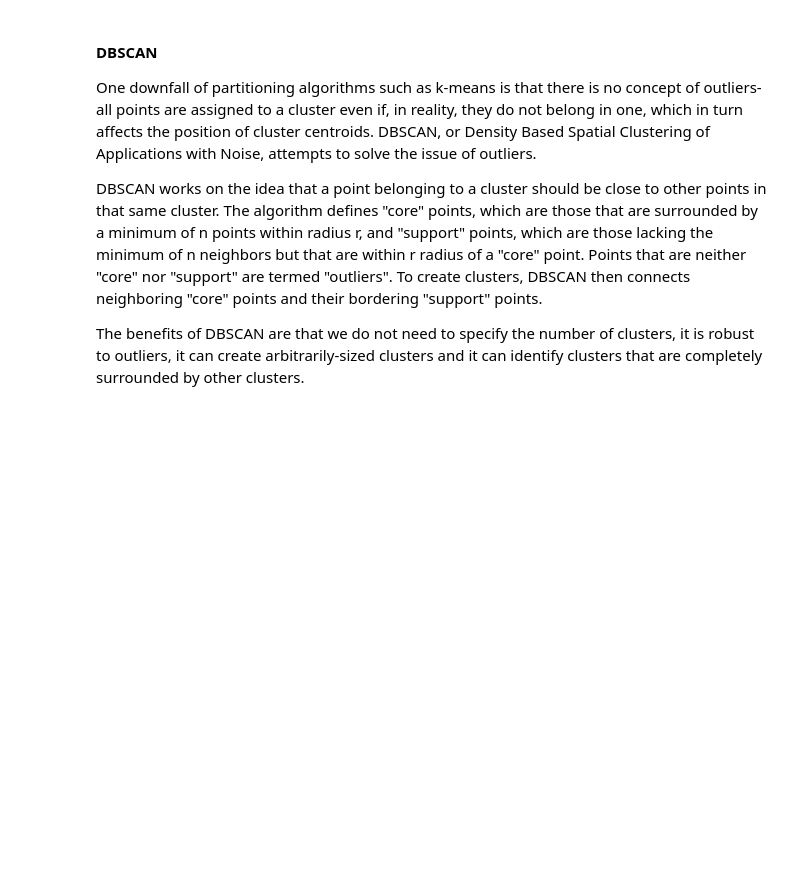
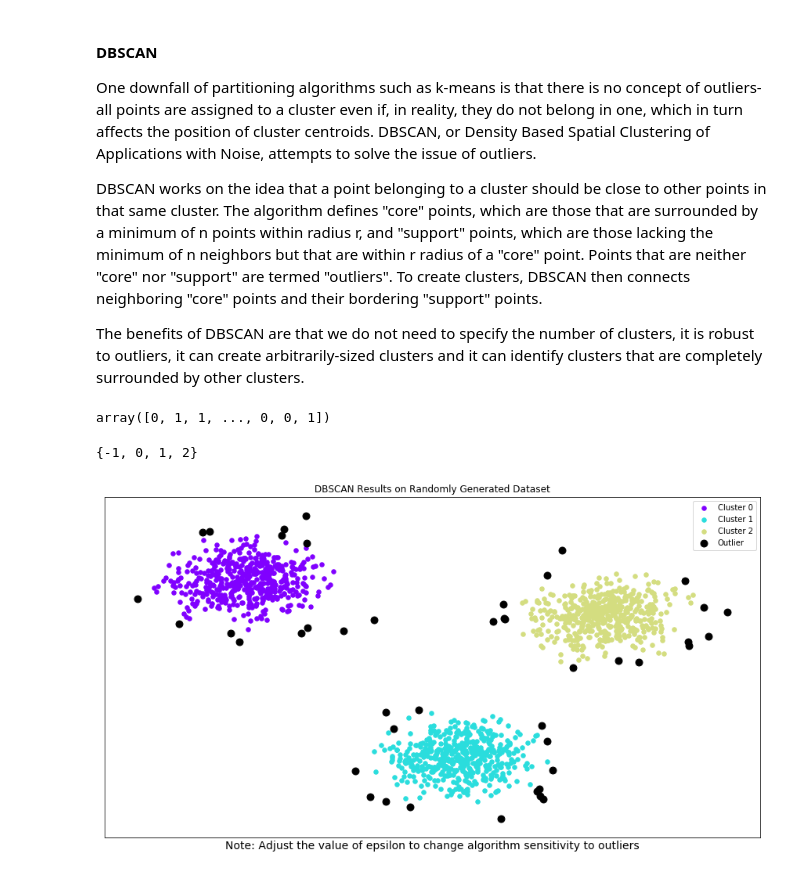
Before and after one commit to amypeniston/data-science-toolbox, a Jupyter notebook: Machine_Learning.ipynb, the cells around one changed output. Cells and saved outputs as stored; diff of their text form; code cells hidden in the pictures; blank space fills up the shorter version.

Commit message:
Updated notes

```diff
--- a/Machine_Learning.ipynb
+++ b/Machine_Learning.ipynb
@@ -1261,0 +1271,47 @@ The benefits of DBSCAN are that we do not need to specify the number of clusters
+# %%
+# Generate dataset
+X, y = CreateDataPoints([[4,3], [2,-1], [-1,4]] , 1500, 0.5)
+# %%
+# Define DBSCAN parameters
+epsilon = 0.2  # radius
+min_samples = 7 # minimum points within radius
+
+db = DBSCAN(eps=epsilon, min_samples=min_samples).fit(X)
+# %%
+# Extract resulting labels
+labels = db.labels_
+labels
+# %% [output]
+array([0, 1, 1, ..., 0, 0, 1])
+# %%
+# A value of -1 in lables indicates outliers are present
+unique_labels = set(labels)
+unique_labels
+# %% [output]
+{-1, 0, 1, 2}
+# %%
+# Visualize results
+n = len(set(labels)) - (1 if -1 in labels else 0)
+colors = plt.cm.rainbow(np.linspace(0, 1, len(unique_labels)))
+plt.figure(figsize=(15, 8))
+
+core_points = np.zeros_like(labels, dtype=bool)
+core_points[db.core_sample_indices_] = True
+
+for label, color in zip(unique_labels, colors):
+    if label != -1:
+        samples_of_label = (labels == label)
+        core_xy = X[samples_of_label & core_points]
+        plt.scatter(core_xy[:,0], core_xy[:,1], c=[color], s=30, label="Cluster "+str(label))
+
+outliers_xy = X[~core_points]
+plt.scatter(outliers_xy[:,0], outliers_xy[:,1], c='k', s=80, label="Outlier")
+
+plt.title("DBSCAN Results on Randomly Generated Dataset")
+plt.legend()
+plt.xticks([])
+plt.yticks([])
+plt.xlabel('Note: Adjust the value of epsilon to change algorithm sensitivity to outliers', fontsize=14)
+plt.show()
+# %% [output]
+[figure, added]
```
Also changed, not shown: parts of 13 cells of this notebook, 1 other file.
